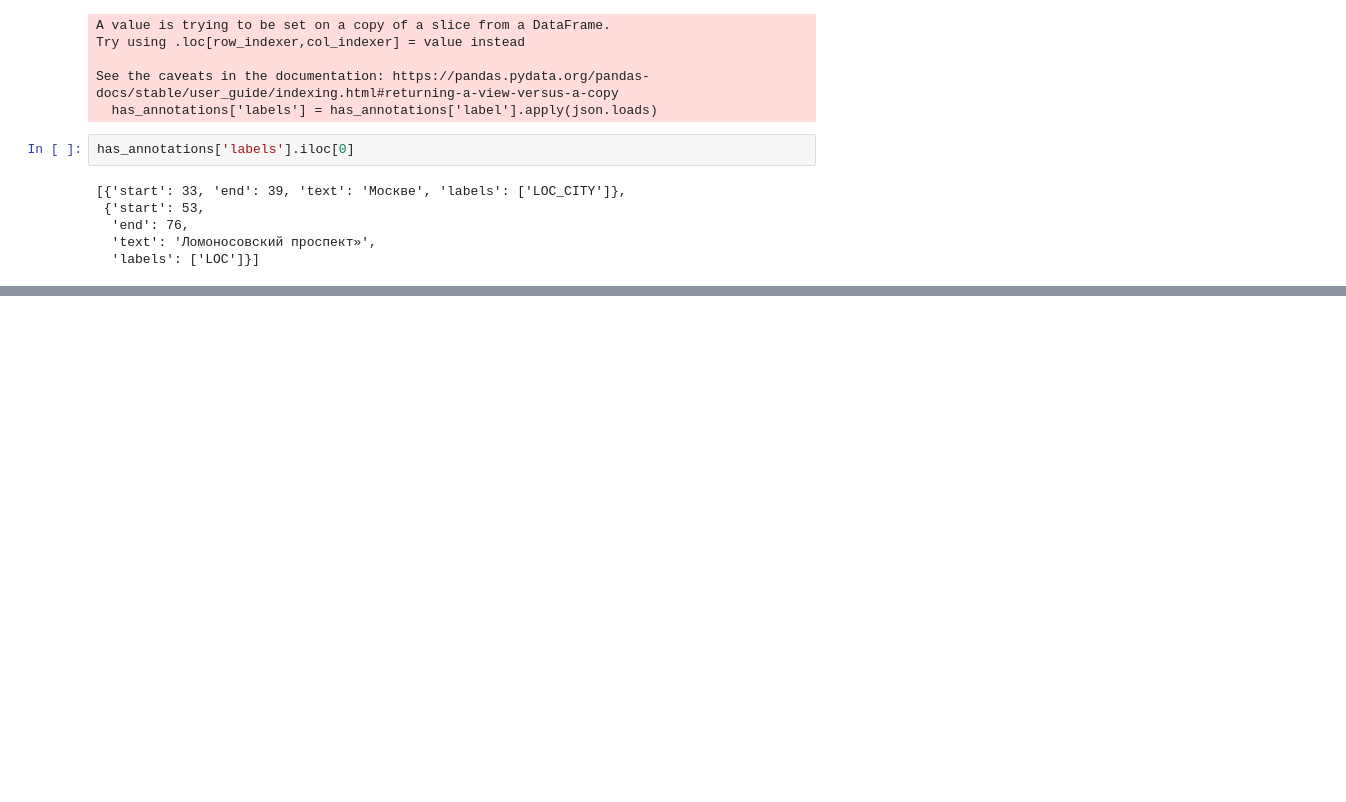
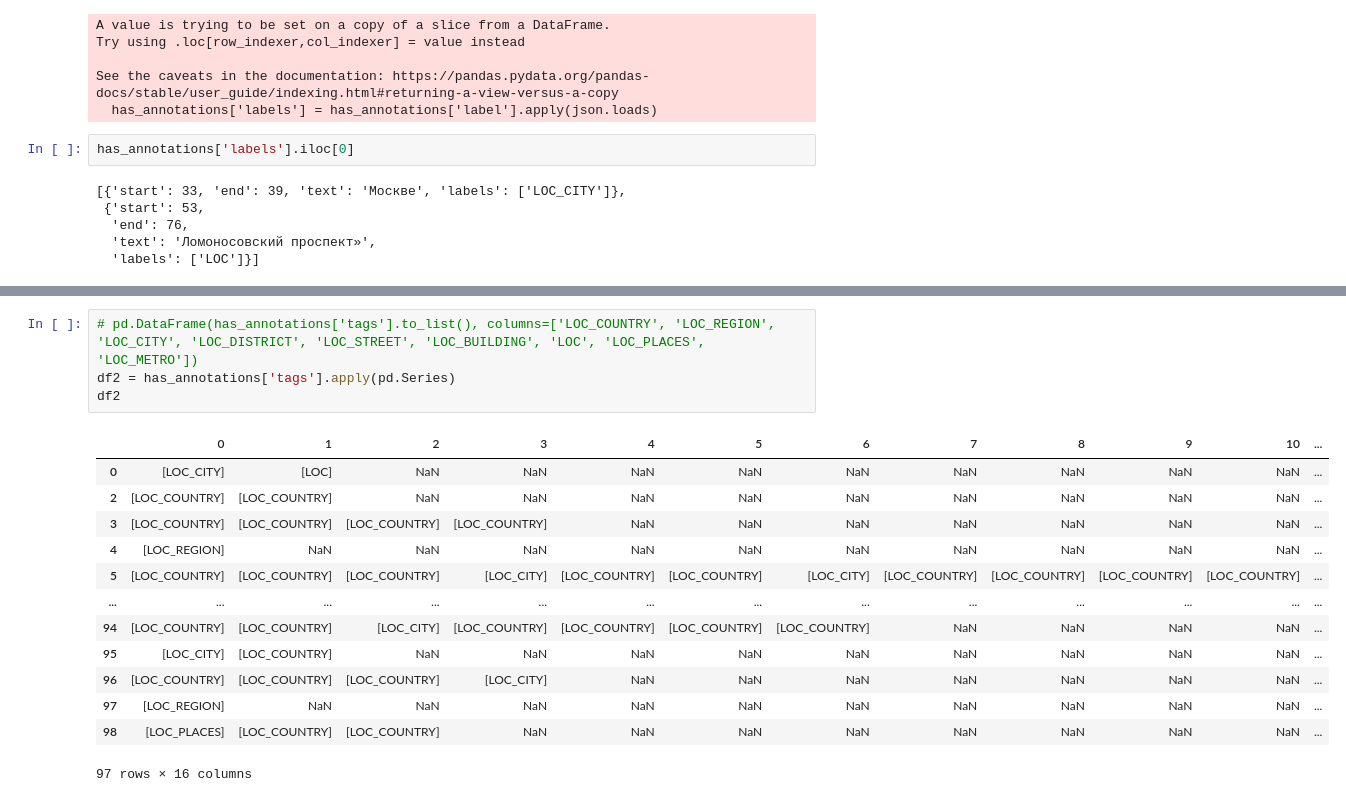
Before and after one commit to BlackKingWhitePawn/ner-location, a Jupyter notebook: dataset.ipynb, the cells around one changed output, grey strips where cells are left out. Cells and saved outputs as stored; diff of their text form; blank space fills up the shorter version.

```diff
--- a/dataset.ipynb
+++ b/dataset.ipynb
@@ -87,0 +93,18 @@ Name: labels, Length: 97, dtype: object
+# %%
+# pd.DataFrame(has_annotations['tags'].to_list(), columns=['LOC_COUNTRY', 'LOC_REGION', 'LOC_CITY', 'LOC_DISTRICT', 'LOC_STREET', 'LOC_BUILDING', 'LOC', 'LOC_PLACES', 'LOC_METRO'])
+df2 = has_annotations['tags'].apply(pd.Series)
+df2
+# %% [output]
+|  | 0 | 1 | 2 | 3 | 4 | 5 | 6 | 7 | 8 | 9 | 10 | ... |
+| 0 | [LOC_CITY] | [LOC] | NaN | NaN | NaN | NaN | NaN | NaN | NaN | NaN | NaN | ... |
+| 2 | [LOC_COUNTRY] | [LOC_COUNTRY] | NaN | NaN | NaN | NaN | NaN | NaN | NaN | NaN | NaN | ... |
+| 3 | [LOC_COUNTRY] | [LOC_COUNTRY] | [LOC_COUNTRY] | [LOC_COUNTRY] | NaN | NaN | NaN | NaN | NaN | NaN | NaN | ... |
+| 4 | [LOC_REGION] | NaN | NaN | NaN | NaN | NaN | NaN | NaN | NaN | NaN | NaN | ... |
+| 5 | [LOC_COUNTRY] | [LOC_COUNTRY] | [LOC_COUNTRY] | [LOC_CITY] | [LOC_COUNTRY] | [LOC_COUNTRY] | [LOC_CITY] | [LOC_COUNTRY] | [LOC_COUNTRY] | [LOC_COUNTRY] | [LOC_COUNTRY] | ... |
+| ... | ... | ... | ... | ... | ... | ... | ... | ... | ... | ... | ... | ... |
+| 94 | [LOC_COUNTRY] | [LOC_COUNTRY] | [LOC_CITY] | [LOC_COUNTRY] | [LOC_COUNTRY] | [LOC_COUNTRY] | [LOC_COUNTRY] | NaN | NaN | NaN | NaN | ... |
+| 95 | [LOC_CITY] | [LOC_COUNTRY] | NaN | NaN | NaN | NaN | NaN | NaN | NaN | NaN | NaN | ... |
+| 96 | [LOC_COUNTRY] | [LOC_COUNTRY] | [LOC_COUNTRY] | [LOC_CITY] | NaN | NaN | NaN | NaN | NaN | NaN | NaN | ... |
+| 97 | [LOC_REGION] | NaN | NaN | NaN | NaN | NaN | NaN | NaN | NaN | NaN | NaN | ... |
+| 98 | [LOC_PLACES] | [LOC_COUNTRY] | [LOC_COUNTRY] | NaN | NaN | NaN | NaN | NaN | NaN | NaN | NaN | ... |
+97 rows × 16 columns
```
Also changed, not shown: parts of 6 cells of this notebook.
